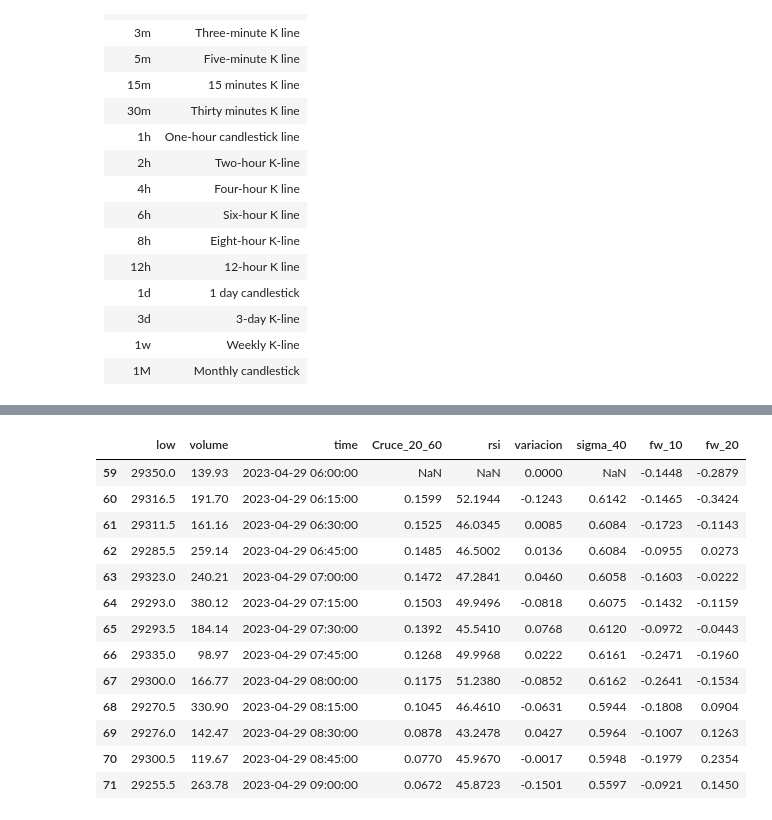
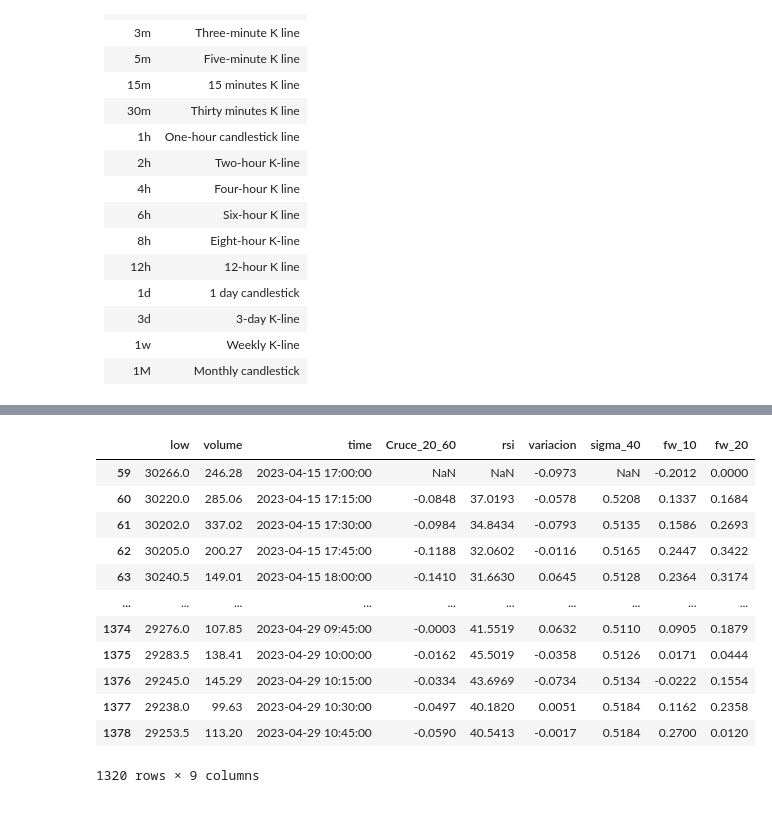
Before and after one commit to jackonedev/TradeGestorV2, a Jupyter notebook: Market_data.ipynb, the cells around one changed output, grey strips where cells are left out. Cells and saved outputs as stored; diff of their text form; code cells hidden in the pictures.

```diff
--- a/Market_data.ipynb
+++ b/Market_data.ipynb
@@ -149,37 +176,37 @@ def ajustar_datos(data, features):
     data = data.iloc[:, 3:].dropna()
     data.loc[:, features] = data.loc[:, features].shift()
     return data.round(4)
-
-# PARAMETROS INCIALES
-ruedas = 14
-fast, slow = 20, 60
-sigma = 40
-
-fw = 10, 20
-
-features = [f"Cruce_{fast}_{slow}", "rsi", f"sigma_{sigma}"]  # atributo dinámico
-forwards = [f"fw_{i}" for i in fw]  # atributo preseteado, dinámico
-
-df = cruce_sma_fast_slow(df, fast, slow)
-df = rsi(df, ruedas)
-df = volatilidad(df, sigma)
-df = forward(df, fw)
-df = ajustar_datos(df, features)
-
-df
-# %% [output]
-|  | low | volume | time | Cruce_20_60 | rsi | variacion | sigma_40 | fw_10 | fw_20 |
-| 59 | 29350.0 | 139.93 | 2023-04-29 06:00:00 | NaN | NaN | 0.0000 | NaN | -0.1448 | -0.2879 |
-| 60 | 29316.5 | 191.70 | 2023-04-29 06:15:00 | 0.1599 | 52.1944 | -0.1243 | 0.6142 | -0.1465 | -0.3424 |
-| 61 | 29311.5 | 161.16 | 2023-04-29 06:30:00 | 0.1525 | 46.0345 | 0.0085 | 0.6084 | -0.1723 | -0.1143 |
-| 62 | 29285.5 | 259.14 | 2023-04-29 06:45:00 | 0.1485 | 46.5002 | 0.0136 | 0.6084 | -0.0955 | 0.0273 |
-| 63 | 29323.0 | 240.21 | 2023-04-29 07:00:00 | 0.1472 | 47.2841 | 0.0460 | 0.6058 | -0.1603 | -0.0222 |
-| 64 | 29293.0 | 380.12 | 2023-04-29 07:15:00 | 0.1503 | 49.9496 | -0.0818 | 0.6075 | -0.1432 | -0.1159 |
-| 65 | 29293.5 | 184.14 | 2023-04-29 07:30:00 | 0.1392 | 45.5410 | 0.0768 | 0.6120 | -0.0972 | -0.0443 |
-| 66 | 29335.0 | 98.97 | 2023-04-29 07:45:00 | 0.1268 | 49.9968 | 0.0222 | 0.6161 | -0.2471 | -0.1960 |
-| 67 | 29300.0 | 166.77 | 2023-04-29 08:00:00 | 0.1175 | 51.2380 | -0.0852 | 0.6162 | -0.2641 | -0.1534 |
-| 68 | 29270.5 | 330.90 | 2023-04-29 08:15:00 | 0.1045 | 46.4610 | -0.0631 | 0.5944 | -0.1808 | 0.0904 |
-| 69 | 29276.0 | 142.47 | 2023-04-29 08:30:00 | 0.0878 | 43.2478 | 0.0427 | 0.5964 | -0.1007 | 0.1263 |
-| 70 | 29300.5 | 119.67 | 2023-04-29 08:45:00 | 0.0770 | 45.9670 | -0.0017 | 0.5948 | -0.1979 | 0.2354 |
-| 71 | 29255.5 | 263.78 | 2023-04-29 09:00:00 | 0.0672 | 45.8723 | -0.1501 | 0.5597 | -0.0921 | 0.1450 |
+# %%
+# PARAMETROS INCIALES
+ruedas = 14
+fast, slow = 20, 60
+sigma = 40
+
+fw = 10, 20
+
+features = [f"Cruce_{fast}_{slow}", "rsi", f"sigma_{sigma}"]  # atributo dinámico
+forwards = [f"fw_{i}" for i in fw]  # atributo preseteado, dinámico
+
+df_1 = df.copy()
+df_1 = cruce_sma_fast_slow(df, fast, slow)
+df_1 = rsi(df, ruedas)
+df_1 = volatilidad(df, sigma)
+df_1 = forward(df, fw)
+df_1 = ajustar_datos(df, features)
+
+df_1
+# %% [output]
+|  | low | volume | time | Cruce_20_60 | rsi | variacion | sigma_40 | fw_10 | fw_20 |
+| 59 | 30266.0 | 246.28 | 2023-04-15 17:00:00 | NaN | NaN | -0.0973 | NaN | -0.2012 | 0.0000 |
+| 60 | 30220.0 | 285.06 | 2023-04-15 17:15:00 | -0.0848 | 37.0193 | -0.0578 | 0.5208 | 0.1337 | 0.1684 |
+| 61 | 30202.0 | 337.02 | 2023-04-15 17:30:00 | -0.0984 | 34.8434 | -0.0793 | 0.5135 | 0.1586 | 0.2693 |
+| 62 | 30205.0 | 200.27 | 2023-04-15 17:45:00 | -0.1188 | 32.0602 | -0.0116 | 0.5165 | 0.2447 | 0.3422 |
+| 63 | 30240.5 | 149.01 | 2023-04-15 18:00:00 | -0.1410 | 31.6630 | 0.0645 | 0.5128 | 0.2364 | 0.3174 |
+| ... | ... | ... | ... | ... | ... | ... | ... | ... | ... |
+| 1374 | 29276.0 | 107.85 | 2023-04-29 09:45:00 | -0.0003 | 41.5519 | 0.0632 | 0.5110 | 0.0905 | 0.1879 |
+| 1375 | 29283.5 | 138.41 | 2023-04-29 10:00:00 | -0.0162 | 45.5019 | -0.0358 | 0.5126 | 0.0171 | 0.0444 |
+| 1376 | 29245.0 | 145.29 | 2023-04-29 10:15:00 | -0.0334 | 43.6969 | -0.0734 | 0.5134 | -0.0222 | 0.1554 |
+| 1377 | 29238.0 | 99.63 | 2023-04-29 10:30:00 | -0.0497 | 40.1820 | 0.0051 | 0.5184 | 0.1162 | 0.2358 |
+| 1378 | 29253.5 | 113.20 | 2023-04-29 10:45:00 | -0.0590 | 40.5413 | -0.0017 | 0.5184 | 0.2700 | 0.0120 |
+1320 rows × 9 columns
 # %%
```
Also changed, not shown: parts of 12 cells of this notebook, 2 other files.
